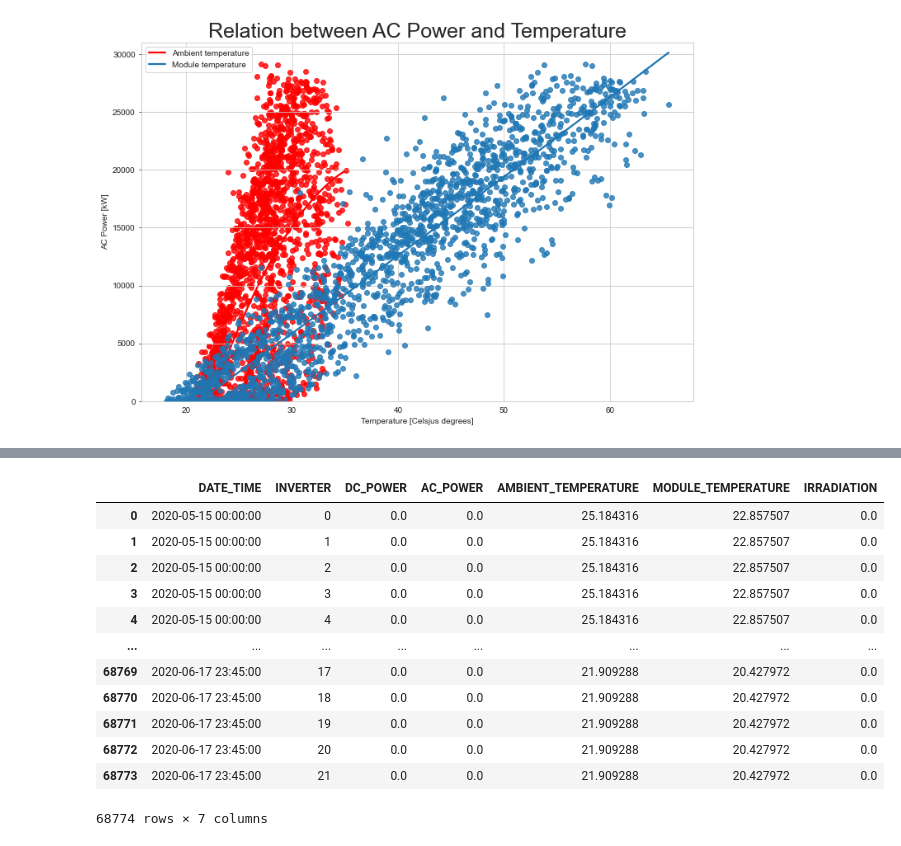
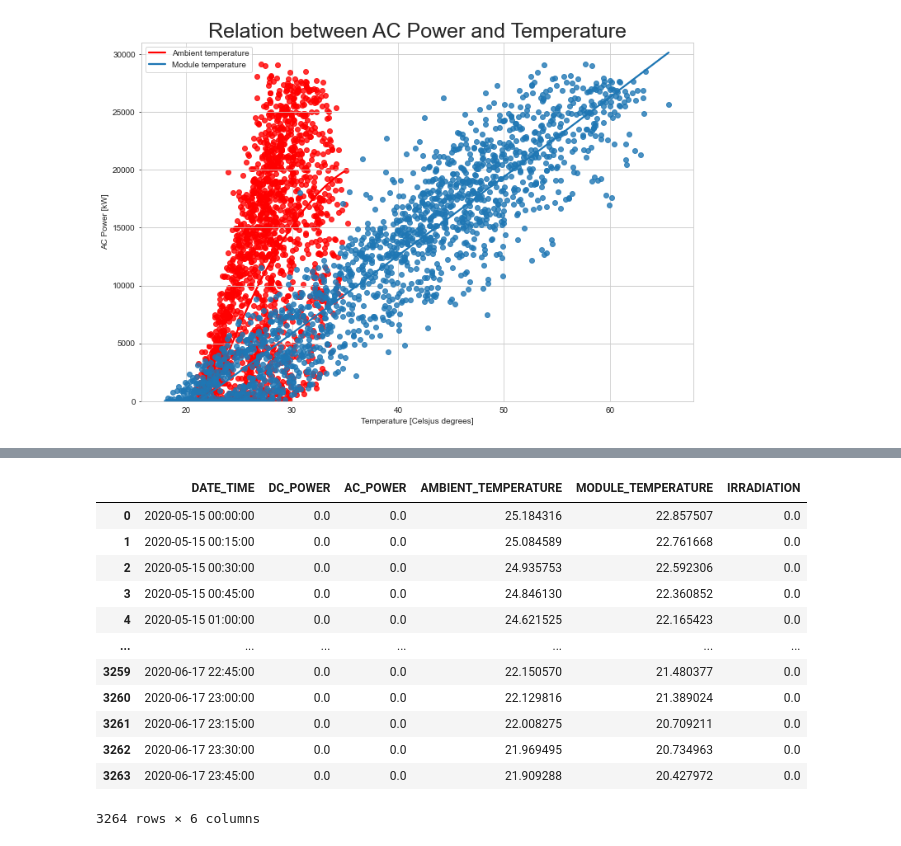
Before and after one commit to karolinaprzewoznik/Energy_EDA, a Jupyter notebook: SOLAR_POWER_PROJECT.ipynb, the cells around one changed output, grey strips where cells are left out. Saved outputs shown, nothing was run; the diff lists cells and outputs as text; code cells hidden in the pictures.

```diff
--- a/SOLAR_POWER_PROJECT.ipynb
+++ b/SOLAR_POWER_PROJECT.ipynb
@@ -109,6 +88,13 @@ memory usage: 222.0 KB
 # %%
-to_train = generation.merge(weather, on='DATE_TIME', how='outer')
+to_train = generation.merge(weather, on='DATE_TIME', how='outer',sort=True)
+to_train.plot(x='DATE_TIME', y='DC_POWER') #missing data
+periods = (to_train.loc[to_train.index[-1], 'DATE_TIME'] - to_train.loc[0, 'DATE_TIME'])
+periods = periods.total_seconds()/(60*15)+1
+all_freq = pd.DataFrame(pd.date_range('2020-05-15', periods=periods, freq='15min'))
+all_freq.columns = ['DATE_TIME']
+to_train = all_freq.merge(to_train, how='outer', on='DATE_TIME')
 to_train.interpolate(method ='ffill', inplace = True)
-to_train.plot(x='DATE_TIME', y='DC_POWER')
-to_train = to_train.sort_values('DATE_TIME').reset_index()
+to_train.plot(x='DATE_TIME', y='DC_POWER') #no missing data
+to_train = to_train.groupby('DATE_TIME').mean().reset_index()
+to_train.info()
 # %% [output]
@@ -116,5 +120,2 @@ to_train = to_train.sort_values('DATE_TIME').reset_index()
 # %%
-to_train.drop(columns=['PLANT_ID_y','PLANT_ID_x', 'SOURCE_KEY_y', 'index'], inplace = True)
+to_train.drop(columns=['PLANT_ID_y','PLANT_ID_x'], inplace = True)
-# %%
-to_train.rename(columns={"SOURCE_KEY_x": "INVERTER"}, inplace = True)
-to_train
@@ -135,23 +122,23 @@ to_train
 # %%
 to_drop = ['DAILY_YIELD', 'TOTAL_YIELD']
 kolumny = list(to_train.columns)
 
 for i in to_drop:
     kolumny.remove(i)
 
-to_correlation = a[kolumny]
+to_correlation = to_train[kolumny]
 to_correlation
 # %% [output]
-|  | DATE_TIME | INVERTER | DC_POWER | AC_POWER | AMBIENT_TEMPERATURE | MODULE_TEMPERATURE | IRRADIATION |
-| 0 | 2020-05-15 00:00:00 | 0 | 0.0 | 0.0 | 25.184316 | 22.857507 | 0.0 |
-| 1 | 2020-05-15 00:00:00 | 1 | 0.0 | 0.0 | 25.184316 | 22.857507 | 0.0 |
-| 2 | 2020-05-15 00:00:00 | 2 | 0.0 | 0.0 | 25.184316 | 22.857507 | 0.0 |
-| 3 | 2020-05-15 00:00:00 | 3 | 0.0 | 0.0 | 25.184316 | 22.857507 | 0.0 |
-| 4 | 2020-05-15 00:00:00 | 4 | 0.0 | 0.0 | 25.184316 | 22.857507 | 0.0 |
-| ... | ... | ... | ... | ... | ... | ... | ... |
-| 68769 | 2020-06-17 23:45:00 | 17 | 0.0 | 0.0 | 21.909288 | 20.427972 | 0.0 |
-| 68770 | 2020-06-17 23:45:00 | 18 | 0.0 | 0.0 | 21.909288 | 20.427972 | 0.0 |
-| 68771 | 2020-06-17 23:45:00 | 19 | 0.0 | 0.0 | 21.909288 | 20.427972 | 0.0 |
-| 68772 | 2020-06-17 23:45:00 | 20 | 0.0 | 0.0 | 21.909288 | 20.427972 | 0.0 |
-| 68773 | 2020-06-17 23:45:00 | 21 | 0.0 | 0.0 | 21.909288 | 20.427972 | 0.0 |
+|  | DATE_TIME | DC_POWER | AC_POWER | AMBIENT_TEMPERATURE | MODULE_TEMPERATURE | IRRADIATION |
+| 0 | 2020-05-15 00:00:00 | 0.0 | 0.0 | 25.184316 | 22.857507 | 0.0 |
+| 1 | 2020-05-15 00:15:00 | 0.0 | 0.0 | 25.084589 | 22.761668 | 0.0 |
+| 2 | 2020-05-15 00:30:00 | 0.0 | 0.0 | 24.935753 | 22.592306 | 0.0 |
+| 3 | 2020-05-15 00:45:00 | 0.0 | 0.0 | 24.846130 | 22.360852 | 0.0 |
+| 4 | 2020-05-15 01:00:00 | 0.0 | 0.0 | 24.621525 | 22.165423 | 0.0 |
+| ... | ... | ... | ... | ... | ... | ... |
+| 3259 | 2020-06-17 22:45:00 | 0.0 | 0.0 | 22.150570 | 21.480377 | 0.0 |
+| 3260 | 2020-06-17 23:00:00 | 0.0 | 0.0 | 22.129816 | 21.389024 | 0.0 |
+| 3261 | 2020-06-17 23:15:00 | 0.0 | 0.0 | 22.008275 | 20.709211 | 0.0 |
+| 3262 | 2020-06-17 23:30:00 | 0.0 | 0.0 | 21.969495 | 20.734963 | 0.0 |
+| 3263 | 2020-06-17 23:45:00 | 0.0 | 0.0 | 21.909288 | 20.427972 | 0.0 |
-68774 rows × 7 columns
+3264 rows × 6 columns
```
Also changed, not shown: parts of 17 cells of this notebook.
